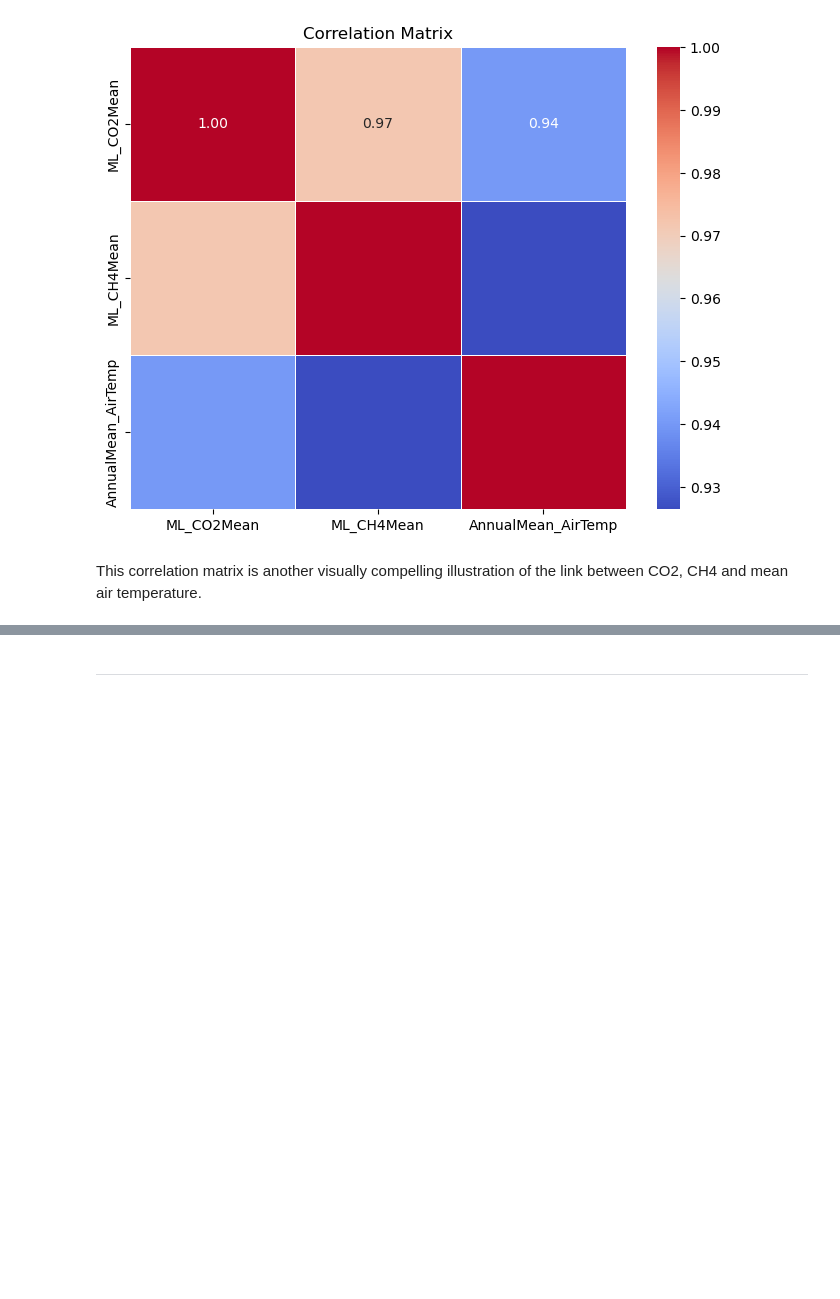
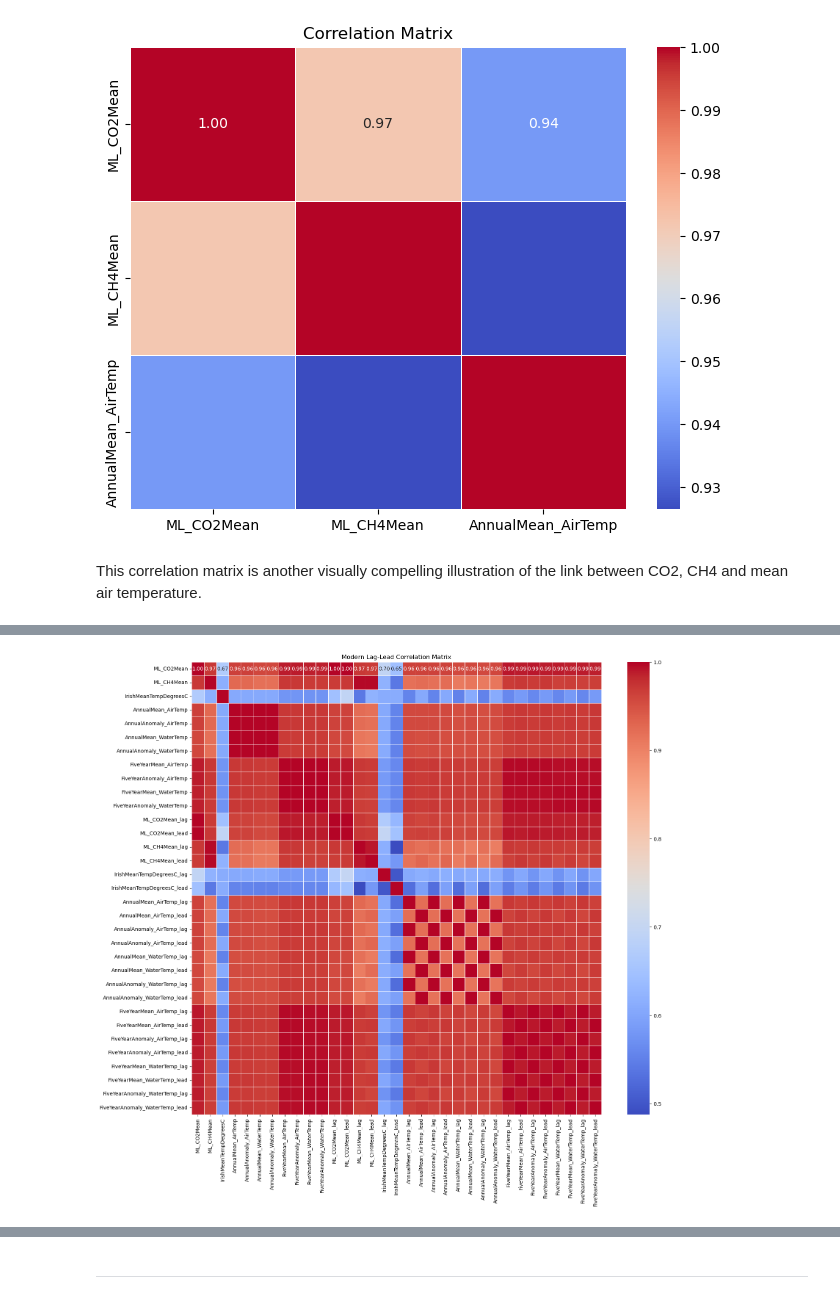
Before and after one commit to turps-pc90/PfDA_ClimateProject, a Jupyter notebook: project.ipynb, the cells around one changed output, grey strips where cells are left out. Cells and saved outputs as stored; diff of their text form; code cells hidden in the pictures; blank space fills up the shorter version.

```diff
--- a/project.ipynb
+++ b/project.ipynb
@@ -1215,0 +1310,11 @@ This correlation matrix is another visually compelling illustration of the link
+# %%
+# Calculating the correlation matrix for modern_laglead
+modern_correlation_matrix = modern_laglead.corr()
+
+# Plot the correlation matrix using a heatmap
+plt.figure(figsize=(18, 16))
+sns.heatmap(modern_correlation_matrix, annot=True, cmap='coolwarm', fmt='.2f', linewidths=0.5)
+plt.title('Modern Lag-Lead Correlation Matrix')
+plt.show()
+# %% [output]
+[figure, added]
```
Also changed, not shown: parts of 12 cells of this notebook.
